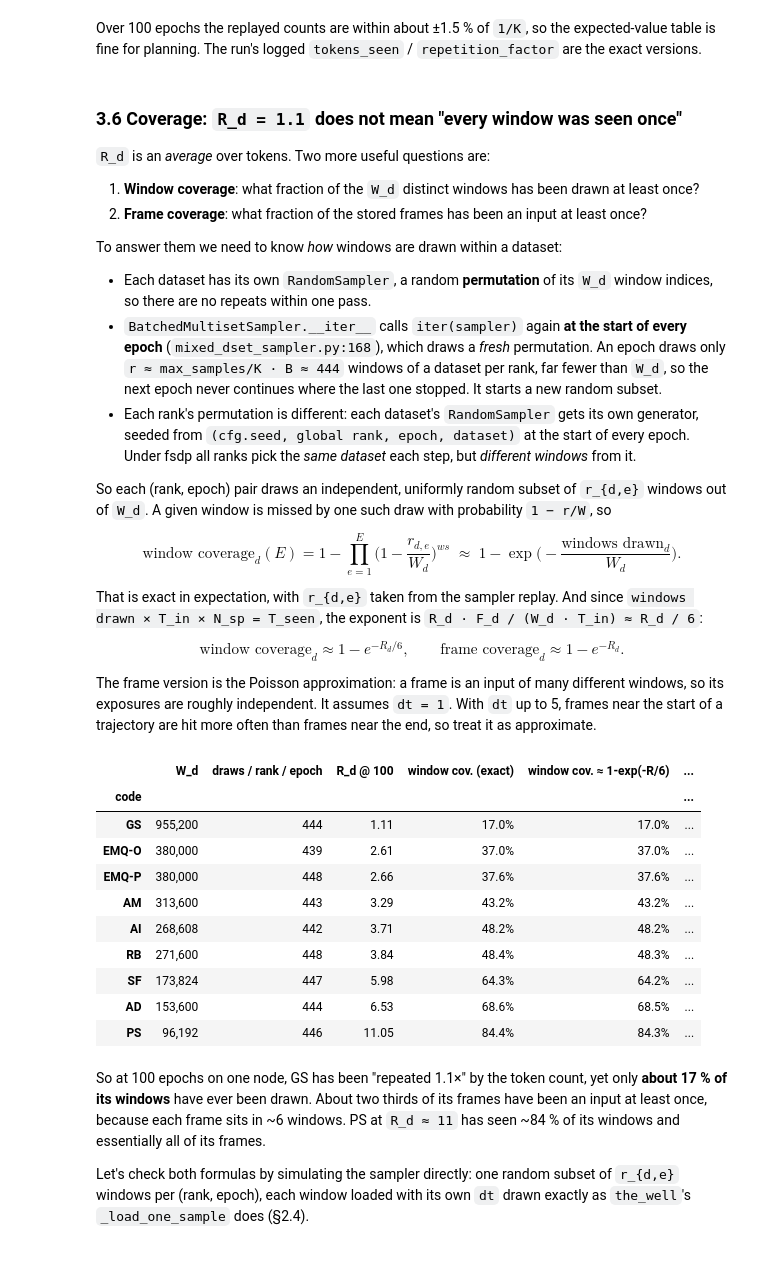
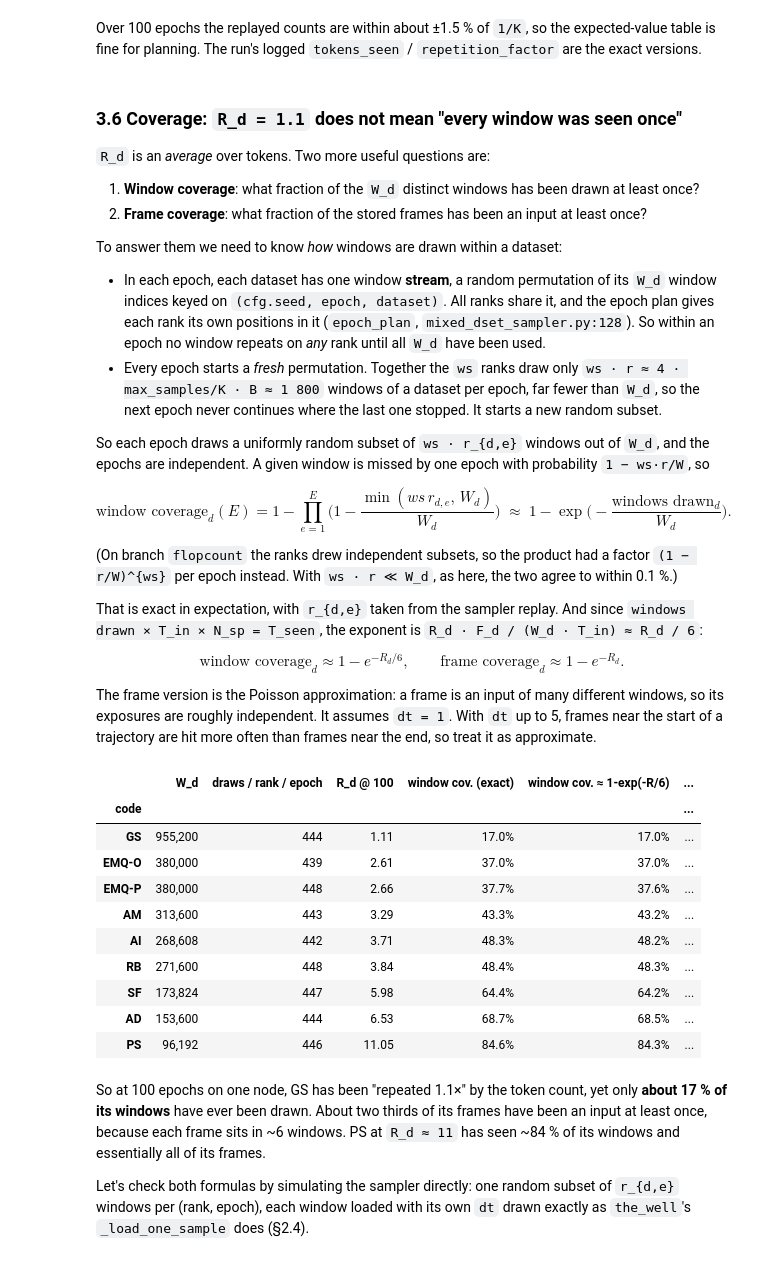
Before and after one commit to sjshamsi/MHPC_Thesis_Private, a Jupyter notebook: demo_notebooks/walrus_example_3_Datasets.ipynb, the cells around one changed output. Drawn from its saved outputs; the diff is of its cells as text; code cells hidden in the pictures.

```diff
--- a/demo_notebooks/walrus_example_3_Datasets.ipynb
+++ b/demo_notebooks/walrus_example_3_Datasets.ipynb
@@ -1092,20 +1099,22 @@ is fine for planning. The run's logged `tokens_seen` / `repetition_factor` are t
 
 To answer them we need to know *how* windows are drawn within a dataset:
 
-- Each dataset has its own `RandomSampler`, a random **permutation** of its `W_d` window indices, so
-  there are no repeats within one pass.
-- `BatchedMultisetSampler.__iter__` calls `iter(sampler)` again **at the start of every epoch**
-  (`mixed_dset_sampler.py:168`), which draws a *fresh* permutation. An epoch draws only
-  `r ≈ max_samples/K · B ≈ 444` windows of a dataset per rank, far fewer than `W_d`, so the next
-  epoch never continues where the last one stopped. It starts a new random subset.
-- Each rank's permutation is different: each dataset's `RandomSampler` gets its own generator,
-  seeded from `(cfg.seed, global rank, epoch, dataset)` at the start of every epoch. Under fsdp all
-  ranks pick the *same dataset* each step, but *different windows* from it.
+- In each epoch, each dataset has one window **stream**, a random permutation of its `W_d`
+  window indices keyed on `(cfg.seed, epoch, dataset)`. All ranks share it, and the epoch plan
+  gives each rank its own positions in it (`epoch_plan`, `mixed_dset_sampler.py:128`). So within an
+  epoch no window repeats on *any* rank until all `W_d` have been used.
+- Every epoch starts a *fresh* permutation. Together the `ws` ranks draw only
+  `ws · r ≈ 4 · max_samples/K · B ≈ 1 800` windows of a dataset per epoch, far fewer than `W_d`, so
+  the next epoch never continues where the last one stopped. It starts a new random subset.
 
-So each (rank, epoch) pair draws an independent, uniformly random subset of `r_{d,e}` windows out of
-`W_d`. A given window is missed by one such draw with probability `1 − r/W`, so
+So each epoch draws a uniformly random subset of `ws · r_{d,e}` windows out of `W_d`, and the
+epochs are independent. A given window is missed by one epoch with probability
+`1 − ws·r/W`, so
 
-$$\text{window coverage}_d(E) = 1 - \prod_{e=1}^{E}\Big(1 - \frac{r_{d,e}}{W_d}\Big)^{ws} \;\approx\; 1 - \exp\!\Big(-\frac{\text{windows drawn}_d}{W_d}\Big).$$
+$$\text{window coverage}_d(E) = 1 - \prod_{e=1}^{E}\Big(1 - \frac{\min(ws\, r_{d,e},\, W_d)}{W_d}\Big) \;\approx\; 1 - \exp\!\Big(-\frac{\text{windows drawn}_d}{W_d}\Big).$$
+
+(On branch `flopcount` the ranks drew independent subsets, so the product had a factor
+`(1 − r/W)^{ws}` per epoch instead. With `ws · r ≪ W_d`, as here, the two agree to within 0.1 %.)
 
 That is exact in expectation, with `r_{d,e}` taken from the sampler replay. And since
 `windows drawn × T_in × N_sp = T_seen`, the exponent is `R_d · F_d / (W_d · T_in) ≈ R_d / 6`:
@@ -1116,53 +1125,56 @@ The frame version is the Poisson approximation: a frame is an input of many diff
 its exposures are roughly independent. It assumes `dt = 1`. With `dt` up to 5, frames near the
 start of a trajectory are hit more often than frames near the end, so treat it as approximate.
 # %%
+LAYOUT = [s for s in range(streams) for _ in range(per_stream)]  # sampling rank of each GPU: [0, 0, 0, 0]
+
+
 def per_epoch_draws(epochs):
     # Windows of each dataset drawn by ONE rank in each epoch (same on every rank under fsdp).
     out = np.zeros((len(epochs), K), dtype=int)
     for i, e in enumerate(epochs):
-        out[i] = cwf.replay_epoch(0, e, 0, [B] * K, [W[n] for n in PRETRAIN_DATASETS], MAX_SAMPLES, True)
-    return out * B
+        out[i] = cwf.replay_epoch(0, e, LAYOUT, [B] * K, [W[n] for n in PRETRAIN_DATASETS], MAX_SAMPLES, True)
+    return out // len(LAYOUT) * B
 
 
 EPOCHS = range(1, 101)
 draws = per_epoch_draws(EPOCHS)  # (epoch, dataset)
 
 
 def window_coverage(name, n_epochs):
     d = PRETRAIN_DATASETS.index(name)
     r = draws[:n_epochs, d]
-    return 1 - np.prod((1 - r / W[name]) ** per_stream)
+    return 1 - np.prod(1 - np.minimum(r * per_stream, W[name]) / W[name])  # ranks share one stream
 
 
 cov = pd.DataFrame(
     [
         {
             "code": CODE[n],
             "W_d": W[n],
             "draws / rank / epoch": draws[:, PRETRAIN_DATASETS.index(n)].mean(),
             "R_d @ 100": cmp.loc[CODE[n], "R_d replayed"],
             "window cov. (exact)": window_coverage(n, 100),
             "window cov. ≈ 1-exp(-R/6)": 1 - math.exp(-cmp.loc[CODE[n], "R_d replayed"] * F[n] / (W[n] * T_IN)),
             "frame cov. ≈ 1-exp(-R)": 1 - math.exp(-cmp.loc[CODE[n], "R_d replayed"]),
         }
         for n in PRETRAIN_DATASETS
     ]
 ).set_index("code").sort_values("R_d @ 100")
 cov.style.format({"W_d": "{:,}", "draws / rank / epoch": "{:.0f}", "R_d @ 100": "{:.2f}",
                   "window cov. (exact)": "{:.1%}", "window cov. ≈ 1-exp(-R/6)": "{:.1%}",
                   "frame cov. ≈ 1-exp(-R)": "{:.1%}"})
 # %% [output]
 |  | W_d | draws / rank / epoch | R_d @ 100 | window cov. (exact) | window cov. ≈ 1-exp(-R/6) | ... |
 | code |  |  |  |  |  | ... |
 | GS | 955,200 | 444 | 1.11 | 17.0% | 17.0% | ... |
 | EMQ-O | 380,000 | 439 | 2.61 | 37.0% | 37.0% | ... |
-| EMQ-P | 380,000 | 448 | 2.66 | 37.6% | 37.6% | ... |
-| AM | 313,600 | 443 | 3.29 | 43.2% | 43.2% | ... |
-| AI | 268,608 | 442 | 3.71 | 48.2% | 48.2% | ... |
+| EMQ-P | 380,000 | 448 | 2.66 | 37.7% | 37.6% | ... |
+| AM | 313,600 | 443 | 3.29 | 43.3% | 43.2% | ... |
+| AI | 268,608 | 442 | 3.71 | 48.3% | 48.2% | ... |
 | RB | 271,600 | 448 | 3.84 | 48.4% | 48.3% | ... |
-| SF | 173,824 | 447 | 5.98 | 64.3% | 64.2% | ... |
-| AD | 153,600 | 444 | 6.53 | 68.6% | 68.5% | ... |
-| PS | 96,192 | 446 | 11.05 | 84.4% | 84.3% | ... |
+| SF | 173,824 | 447 | 5.98 | 64.4% | 64.2% | ... |
+| AD | 153,600 | 444 | 6.53 | 68.7% | 68.5% | ... |
+| PS | 96,192 | 446 | 11.05 | 84.6% | 84.3% | ... |
 # %% [markdown]
 So at 100 epochs on one node, GS has been "repeated 1.1×" by the token count, yet only **about 17 %
 of its windows** have ever been drawn. About two thirds of its frames have been an input at least
```
Also changed, not shown: parts of 6 cells of this notebook, 13 other files.
